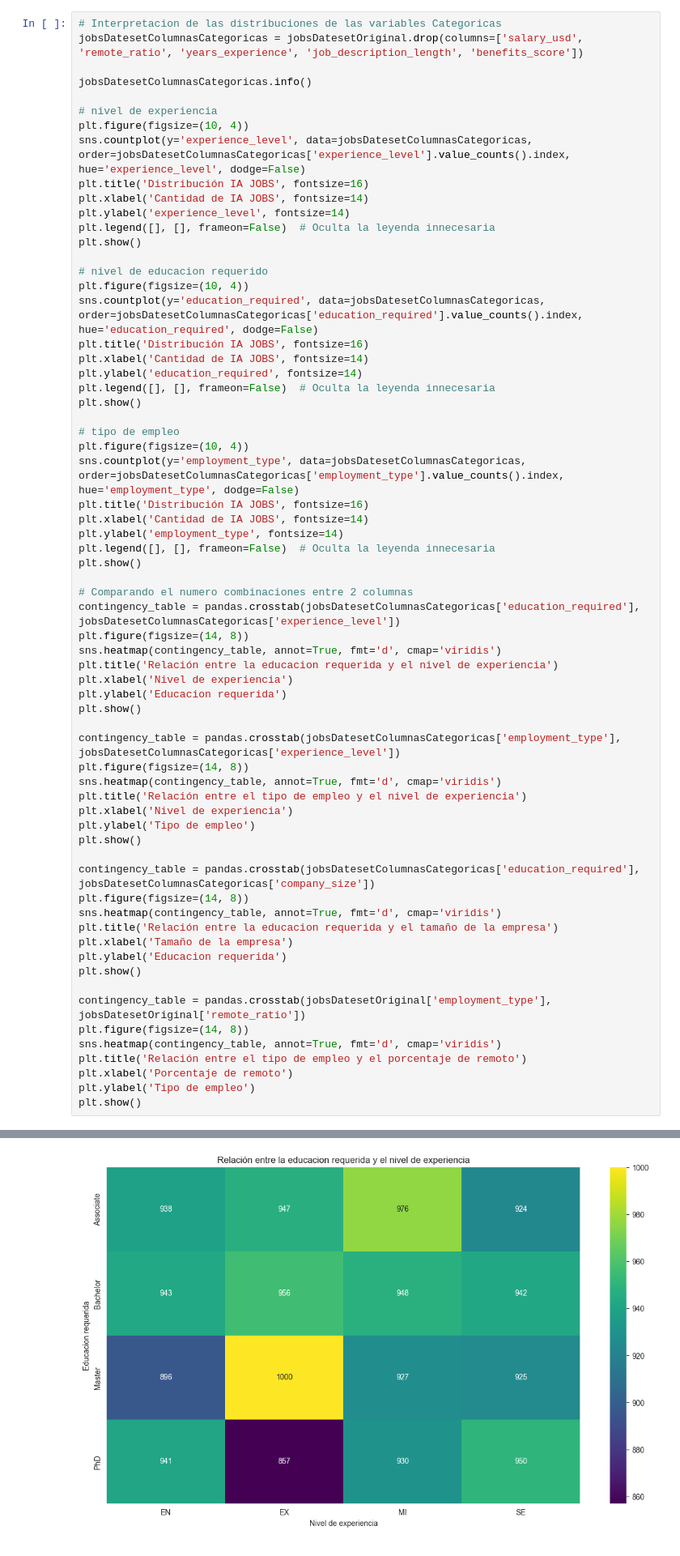
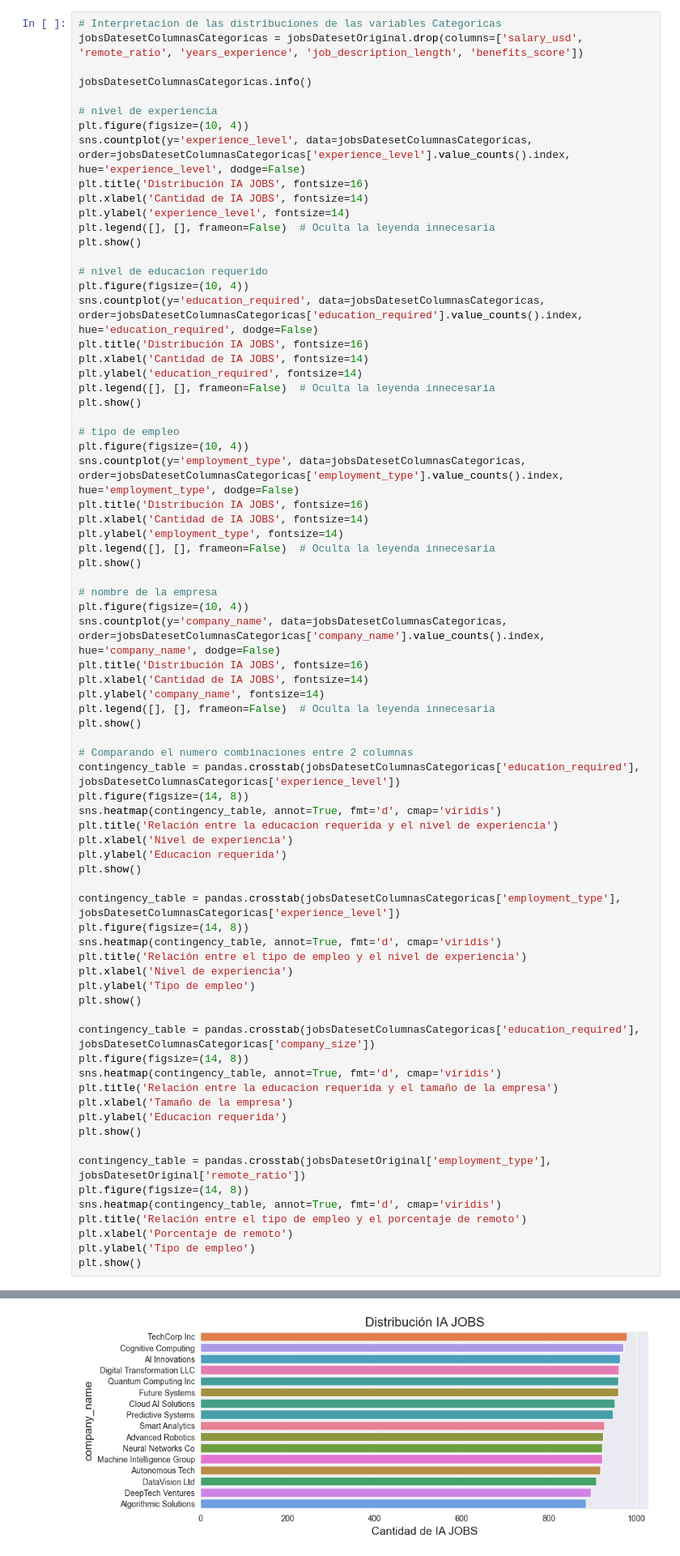
Before and after one commit to Wilmar21/Global_IA_Job_Market_Analysis, a Jupyter notebook: JobsIA.ipynb, the cells around one changed output, grey strips where cells are left out. Shown at 81% size. Saved outputs shown, nothing was run; the diff lists cells and outputs as text.

Commit message:
Codificacion de varibales categoricas

```diff
--- a/JobsIA.ipynb
+++ b/JobsIA.ipynb
@@ -193,6 +193,15 @@ sns.countplot(y='employment_type', data=jobsDatesetColumnasCategoricas, order=jo
 plt.title('Distribución IA JOBS', fontsize=16)
 plt.xlabel('Cantidad de IA JOBS', fontsize=14)
 plt.ylabel('employment_type', fontsize=14)
+plt.legend([], [], frameon=False)  # Oculta la leyenda innecesaria
+plt.show()
+
+# nombre de la empresa
+plt.figure(figsize=(10, 4))
+sns.countplot(y='company_name', data=jobsDatesetColumnasCategoricas, order=jobsDatesetColumnasCategoricas['company_name'].value_counts().index, hue='company_name', dodge=False)
+plt.title('Distribución IA JOBS', fontsize=16)
+plt.xlabel('Cantidad de IA JOBS', fontsize=14)
+plt.ylabel('company_name', fontsize=14)
 plt.legend([], [], frameon=False)  # Oculta la leyenda innecesaria
 plt.show()
 
@@ -222,31 +231,31 @@ plt.ylabel('Educacion requerida')
 plt.show()
 
 contingency_table = pandas.crosstab(jobsDatesetOriginal['employment_type'], jobsDatesetOriginal['remote_ratio'])
 plt.figure(figsize=(14, 8))
 sns.heatmap(contingency_table, annot=True, fmt='d', cmap='viridis')
 plt.title('Relación entre el tipo de empleo y el porcentaje de remoto')
 plt.xlabel('Porcentaje de remoto')
 plt.ylabel('Tipo de empleo')
 plt.show()
 # %% [output]
 <class 'pandas.core.frame.DataFrame'>
 RangeIndex: 15000 entries, 0 to 14999
 Data columns (total 14 columns):
  #   Column                Non-Null Count  Dtype
 ---  ------                --------------  -----
  0   job_id                15000 non-null  object
  1   job_title             15000 non-null  object
  2   salary_currency       15000 non-null  object
  3   experience_level      15000 non-null  object
  4   employment_type       15000 non-null  object
  5   company_location      15000 non-null  object
  6   company_size          15000 non-null  object
 ... (5 lines left out)
  12  application_deadline  15000 non-null  object
  13  company_name          15000 non-null  object
 dtypes: object(14)
 memory usage: 1.6+ MB
 [figure]
 [figure]
 [figure]
-[figure, old version]
+[figure, new version]
```
Also changed, not shown: parts of 4 cells of this notebook.
